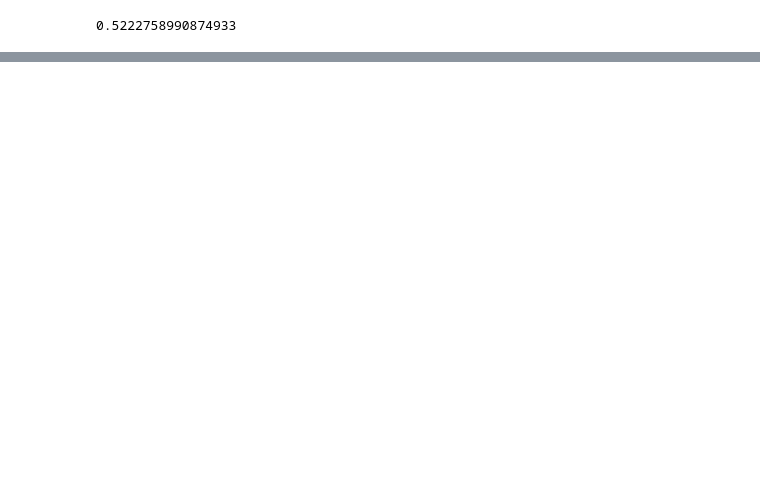
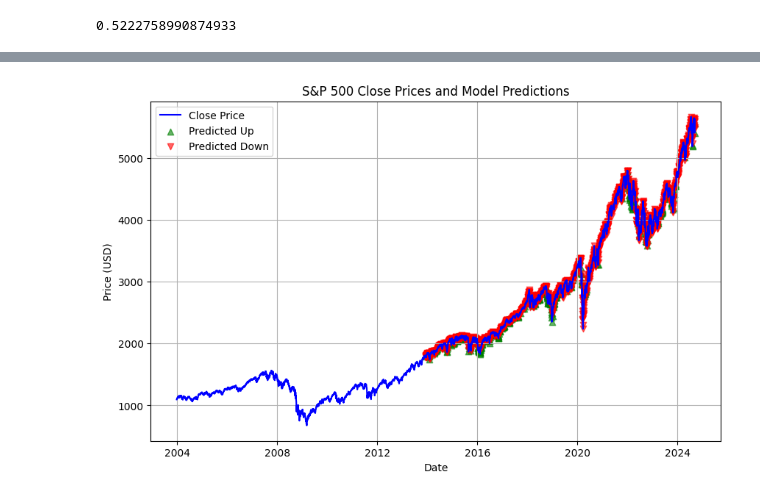
Before and after one commit to bhavjotj/stockpredictor, a Jupyter notebook: stockpredict.ipynb, the cells around one changed output, grey strips where cells are left out. Drawn from its saved outputs; the diff is of its cells as text; code cells hidden in the pictures; blank space fills up the shorter version.

Commit message:
added visual

```diff
--- a/stockpredict.ipynb
+++ b/stockpredict.ipynb
@@ -101,0 +104,27 @@ precision_score(predicts['Target'], predicts['Predictions'])
+# %%
+import matplotlib.pyplot as plt
+
+# Plotting the actual closing prices
+plt.figure(figsize=(10, 6))
+plt.plot(sp500.index, sp500["Close"], label="Close Price", color="blue")
+
+# Highlight predictions on the same plot
+# Use green for predicted upward movement and red for downward
+pred_up = predicts[predicts["Predictions"] == 1].index
+pred_down = predicts[predicts["Predictions"] == 0].index
+
+# Plot points where the model predicted upward trend
+plt.scatter(pred_up, sp500.loc[pred_up]["Close"], label="Predicted Up", color="green", marker='^', alpha=0.6)
+
+# Plot points where the model predicted downward trend
+plt.scatter(pred_down, sp500.loc[pred_down]["Close"], label="Predicted Down", color="red", marker='v', alpha=0.6)
+
+# Add labels and title
+plt.title("S&P 500 Close Prices and Model Predictions")
+plt.xlabel("Date")
+plt.ylabel("Price (USD)")
+plt.legend()
+plt.grid(True)
+plt.show()
+# %% [output]
+[figure, added]
```
Also changed, not shown: parts of 4 cells of this notebook, 2 other files.
